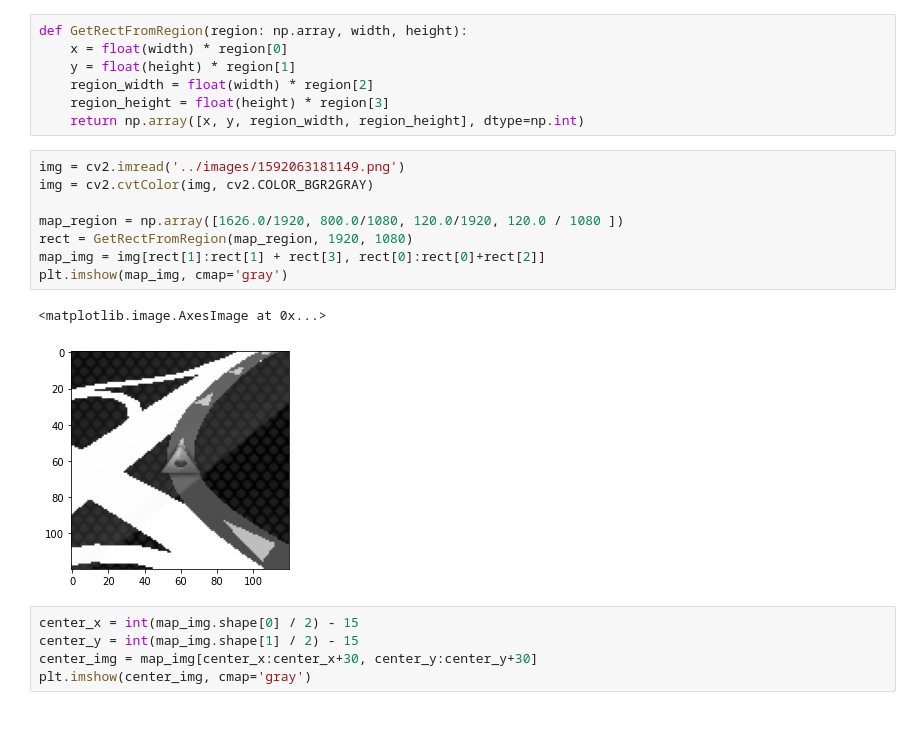
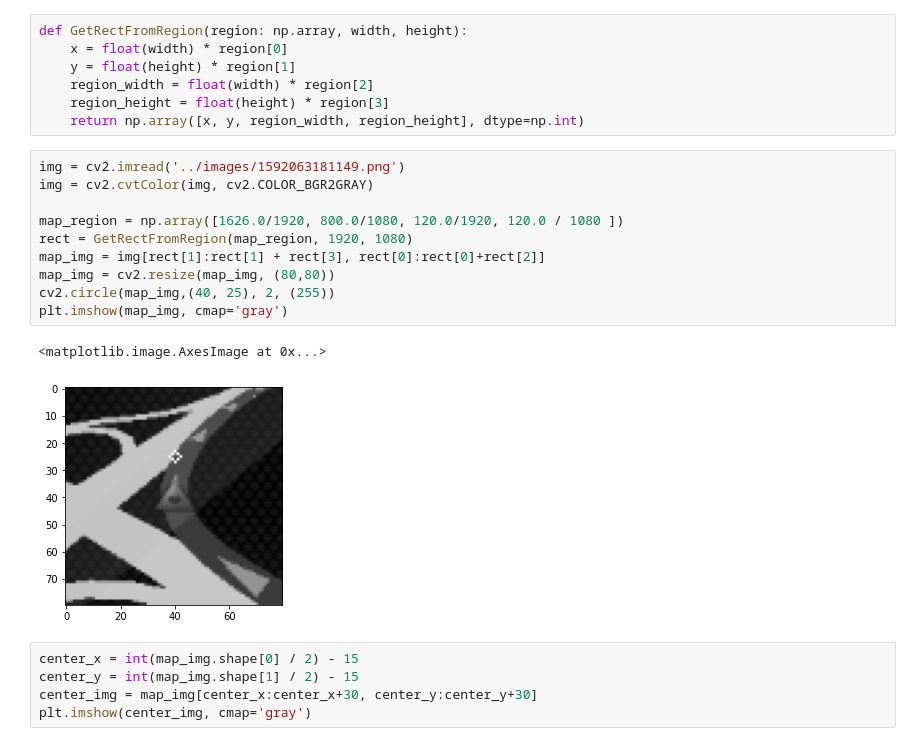
Before and after one commit to evopen/auto-ets2, a Jupyter notebook: scripts/crop_map.ipynb, the cells around one changed output. Drawn from its saved outputs; the diff is of its cells as text.

```diff
--- a/scripts/crop_map.ipynb
+++ b/scripts/crop_map.ipynb
@@ -20,14 +20,16 @@ def GetRectFromRegion(region: np.array, width, height):
 # %%
 img = cv2.imread('../images/1592063181149.png')
 img = cv2.cvtColor(img, cv2.COLOR_BGR2GRAY)
 
 map_region = np.array([1626.0/1920, 800.0/1080, 120.0/1920, 120.0 / 1080 ])
 rect = GetRectFromRegion(map_region, 1920, 1080)
 map_img = img[rect[1]:rect[1] + rect[3], rect[0]:rect[0]+rect[2]]
+map_img = cv2.resize(map_img, (80,80))
+cv2.circle(map_img,(40, 25), 2, (255))
 plt.imshow(map_img, cmap='gray')
 # %% [output]
 <matplotlib.image.AxesImage at 0x...>
-[figure, old version]
+[figure, new version]
 # %%
 center_x = int(map_img.shape[0] / 2) - 15
 center_y = int(map_img.shape[1] / 2) - 15
```
Also changed, not shown: parts of 4 cells of this notebook, 13 other files.
